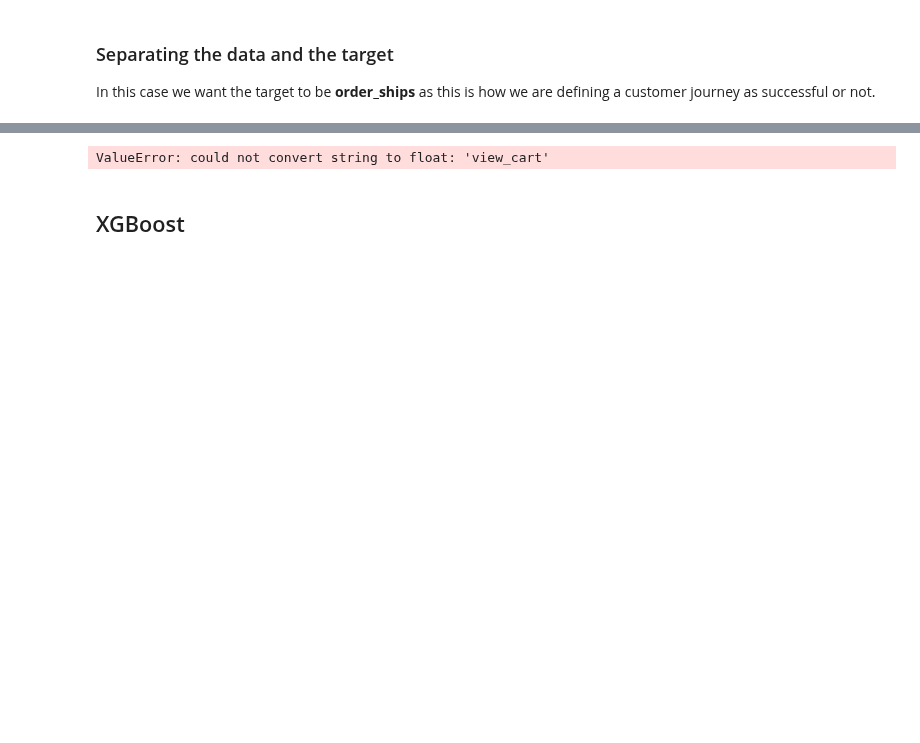
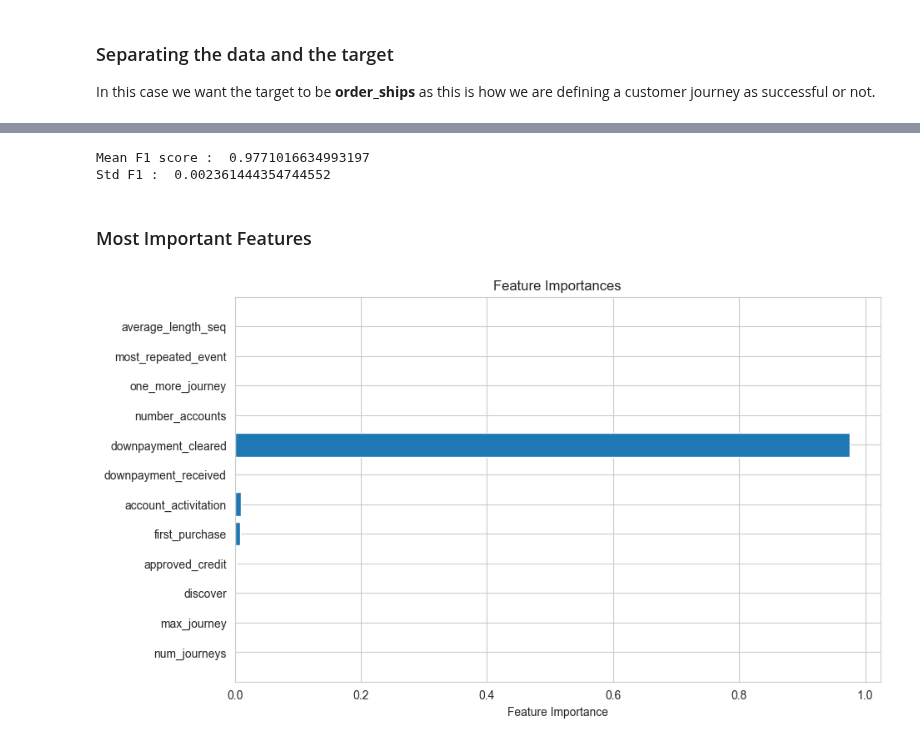
Before and after one commit to taroii/STATSM148, a Jupyter notebook: Python-Files/ Model-ClassificationCust-Axel.ipynb, the cells around one changed output, grey strips where cells are left out. Saved outputs shown, nothing was run; the diff lists cells and outputs as text; code cells hidden in the pictures; blank space fills up the shorter version.

```diff
--- a/Python-Files/ Model-ClassificationCust-Axel.ipynb
+++ b/Python-Files/ Model-ClassificationCust-Axel.ipynb
@@ -119,12 +197,34 @@ pd.merge(event_defs,df['most_repeated_event'],  left_on='event_name', right_on='
-# %%
-from sklearn.model_selection import cross_val_score
-from sklearn.model_selection import StratifiedKFold
-
-cv = StratifiedKFold(n_splits=5, shuffle=True, random_state=42)
-for train, test in cv.split(X,y):
-    xgb_model = xgb.XGBClassifier(objective="binary:logistic", random_state=42)
-    xgb_model.fit(X[train], y[train])
-# %% [output]
-ValueError: could not convert string to float: 'view_cart'
-# %% [markdown]
-## XGBoost
+# %%
+# Model
+xgb = XGBClassifier(n_estimators=500,
+                    learning_rate=0.05,
+                    n_jobs=-1,
+                    random_state=2024)
+
+cv = StratifiedKFold(n_splits=10, shuffle=True, random_state=2024)
+scores = cross_val_score(xgb, X, y, cv=cv, scoring='f1')
+
+print('Mean F1 score : ', scores.mean())
+print('Std F1 : ', scores.std())
+# %% [output]
+Mean F1 score :  0.9771016634993197
+Std F1 :  0.002361444354744552
+# %% [markdown]
+### Most Important Features
+# %%
+# Train the model
+xgb = XGBClassifier(n_estimators=500, learning_rate=0.05, n_jobs=-1, random_state=2024)
+xgb.fit(X,y)
+
+# Columns
+x = list(df_final.drop(columns=['order_ships']).columns)
+x = [str(x_i) for x_i in x]
+
+# Plot the feature importances
+plt.figure(figsize=(10, 6))
+plt.barh(x, xgb.feature_importances_)
+plt.xlabel('Feature Importance')
+plt.title('Feature Importances')
+plt.show()
+# %% [output]
+[figure, added]
```
Also changed, not shown: parts of 26 cells of this notebook, 2 other files.
